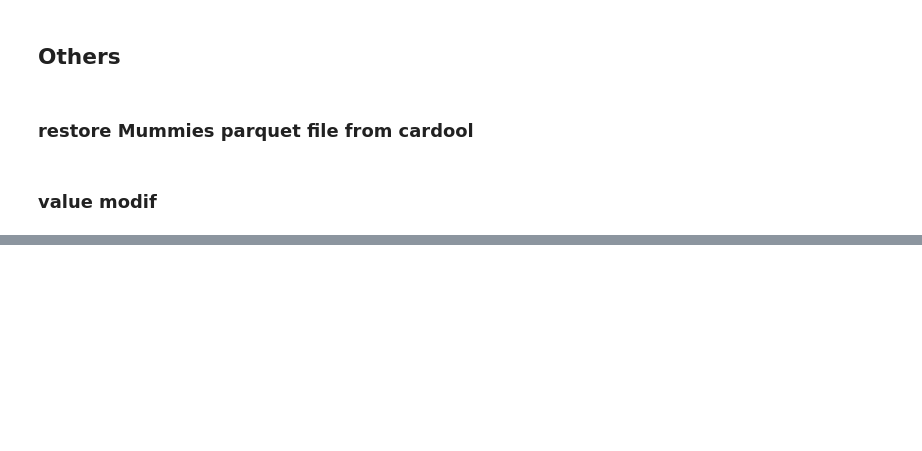
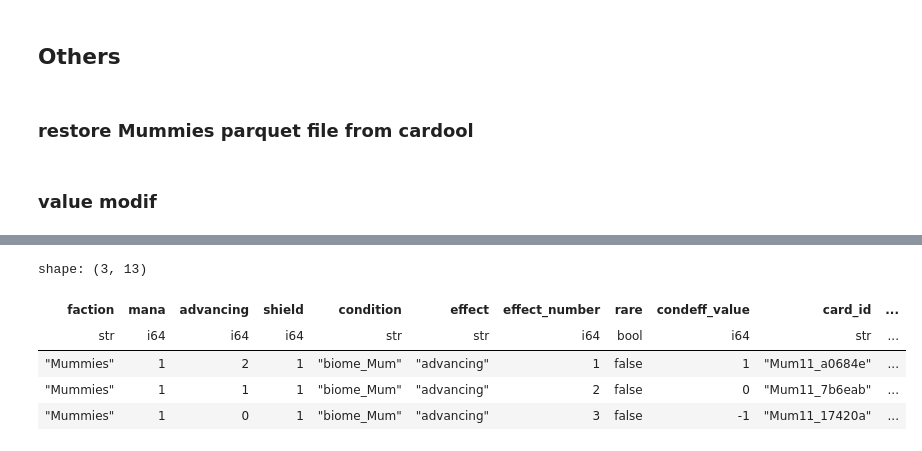
Before and after one commit to jordyBonnet/GlobeRunners_dev, a Jupyter notebook: lib/cardpool/debug_YDB.ipynb, the cells around one changed output, grey strips where cells are left out. Drawn from its saved outputs; the diff is of its cells as text; code cells hidden in the pictures; blank space fills up the shorter version.

```diff
--- a/lib/cardpool/debug_YDB.ipynb
+++ b/lib/cardpool/debug_YDB.ipynb
@@ -1178,0 +1208,13 @@ df.write_parquet(f"fac_{faction_name}.parquet")
+# %%
+mummies_df = mummies_df.with_columns(
+    pl.col("condition").replace("biome_Dwa", "biome_Mum").alias("condition")
+)
+# check
+mummies_df.filter(pl.col("condition").str.starts_with("biome")).head(3)
+# %% [output]
+shape: (3, 13)
+| faction | mana | advancing | shield | condition | effect | effect_number | rare | condeff_value | card_id | ... |
+| str | i64 | i64 | i64 | str | str | i64 | bool | i64 | str | ... |
+| "Mummies" | 1 | 2 | 1 | "biome_Mum" | "advancing" | 1 | false | 1 | "Mum11_a0684e" | ... |
+| "Mummies" | 1 | 1 | 1 | "biome_Mum" | "advancing" | 2 | false | 0 | "Mum11_7b6eab" | ... |
+| "Mummies" | 1 | 0 | 1 | "biome_Mum" | "advancing" | 3 | false | -1 | "Mum11_17420a" | ... |
```
Also changed, not shown: parts of 8 cells of this notebook, 12 other files.
